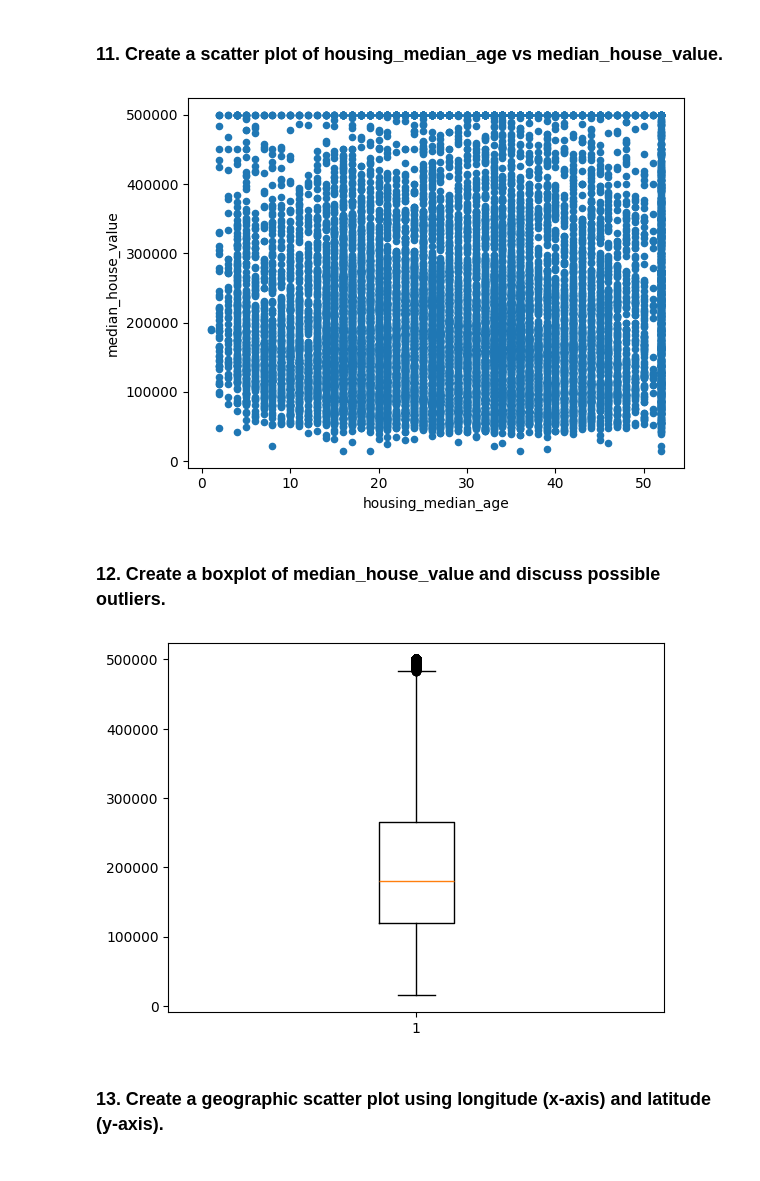
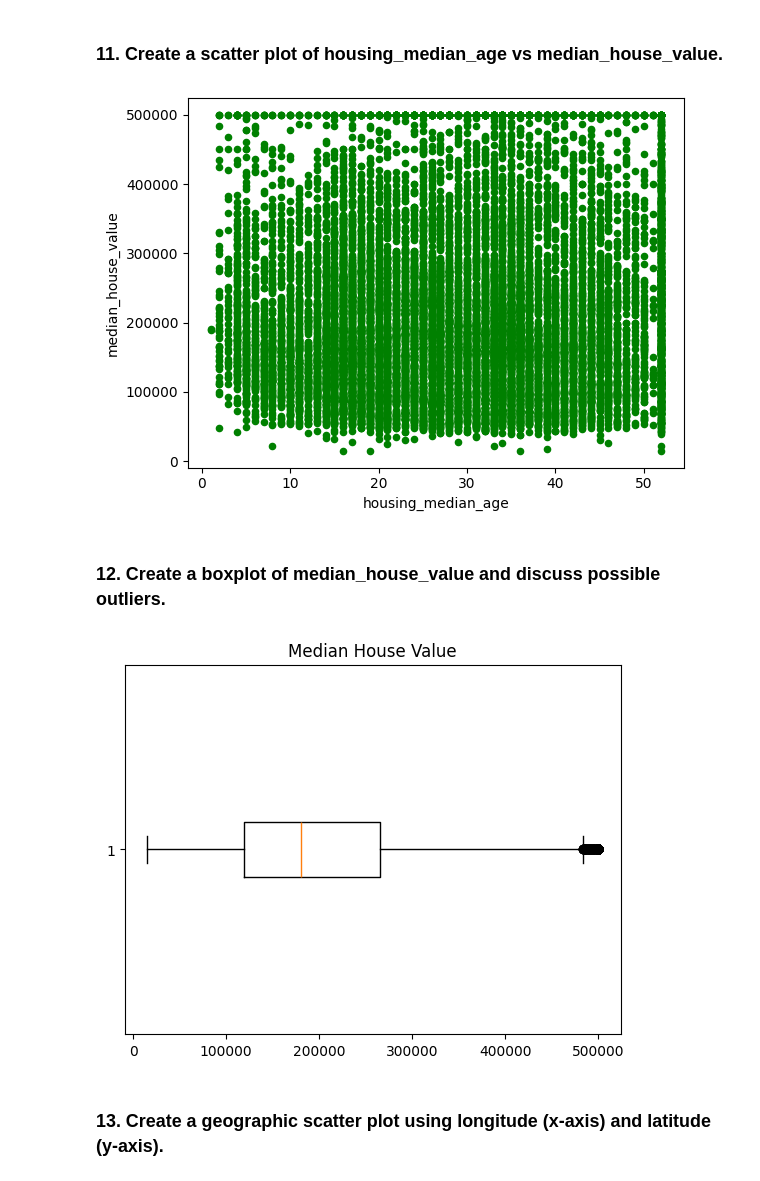
Before and after one commit to AmirhosseinNorouzi88/questions_updated.ipynb, a Jupyter notebook: questions_updated.ipynb, the cells around one changed output. Drawn from its saved outputs; the diff is of its cells as text; code cells hidden in the pictures.

```diff
--- a/questions_updated.ipynb
+++ b/questions_updated.ipynb
@@ -169,18 +169,20 @@ plt.show()
 # %% [markdown]
 ### 11. Create a scatter plot of housing_median_age vs median_house_value.
 # %%
-df.plot.scatter("housing_median_age", "median_house_value")
+df.plot.scatter("housing_median_age", "median_house_value", c="green")
 plt.show()
 # %% [output]
-[figure, old version]
+[figure, new version]
 # %% [markdown]
 ### 12. Create a boxplot of median_house_value and discuss possible outliers.
 # %%
-plt.boxplot(df["median_house_value"])
+plt.boxplot(df["median_house_value"], orientation="horizontal")
+
+plt.title("Median House Value")
 
 plt.show()
 # %% [output]
-[figure, old version]
+[figure, new version]
 # %% [markdown]
 ### 13. Create a geographic scatter plot using longitude (x-axis) and latitude (y-axis).
 # %%
```
Also changed, not shown: parts of 5 cells of this notebook.
